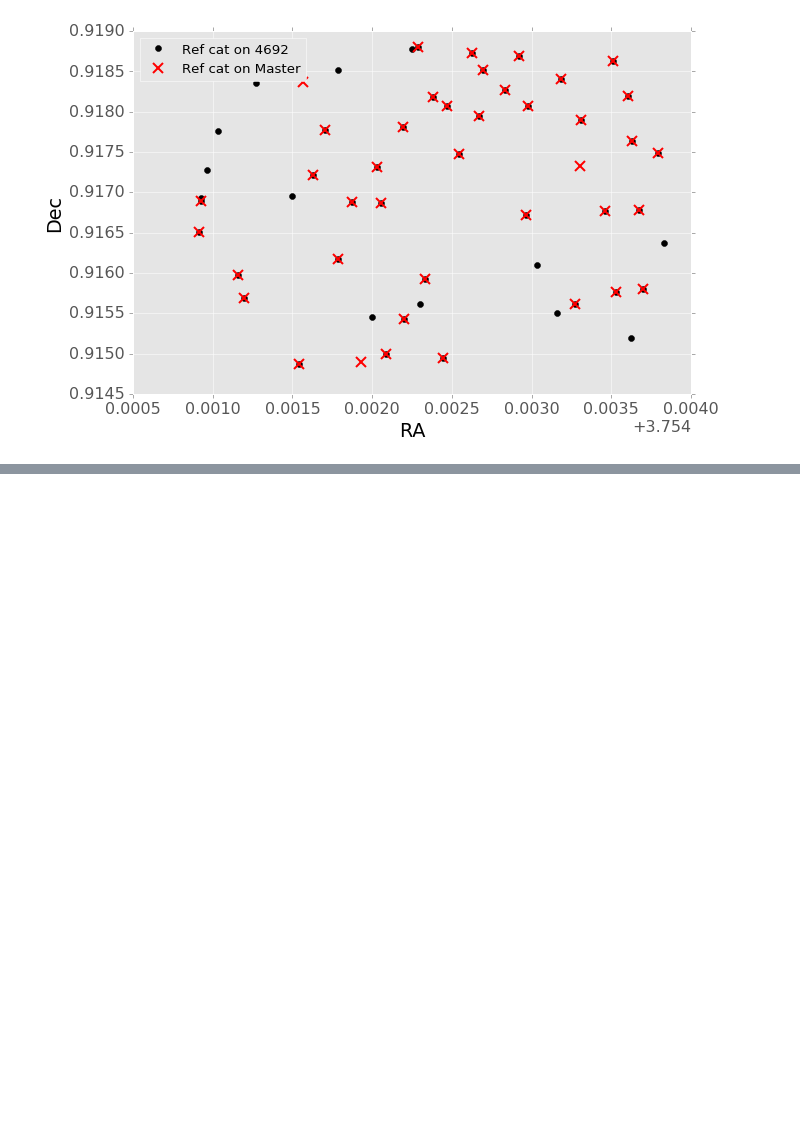
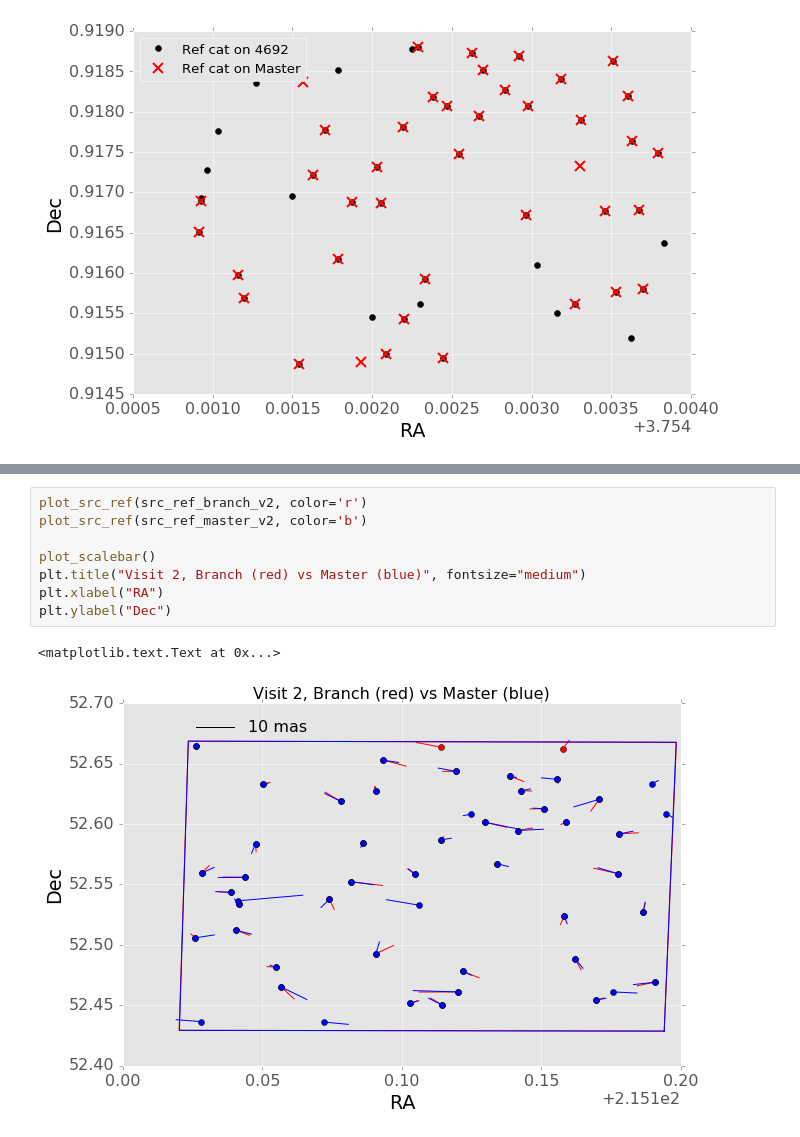
Before and after one commit to ctslater/lsst_ideas, a Jupyter notebook: testing_astrometry.ipynb, the cells around one changed output, grey strips where cells are left out. Cells and saved outputs as stored; diff of their text form; blank space fills up the shorter version.

```diff
--- a/testing_validate_drp.ipynb
+++ b/testing_astrometry.ipynb
@@ -196,0 +265,11 @@ Ref cat length, master:  41
+# %%
+plot_src_ref(src_ref_branch_v2, color='r')
+plot_src_ref(src_ref_master_v2, color='b')
+
+plot_scalebar()
+plt.title("Visit 2, Branch (red) vs Master (blue)", fontsize="medium")
+plt.xlabel("RA")
+plt.ylabel("Dec")
+# %% [output]
+<matplotlib.text.Text at 0x...>
+[figure, added]
```
Also changed, not shown: parts of 6 cells of this notebook.
